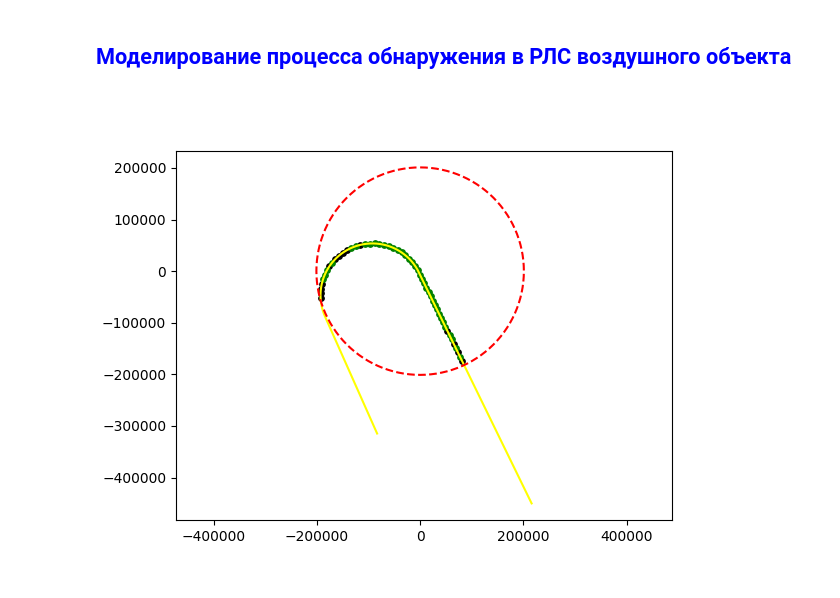
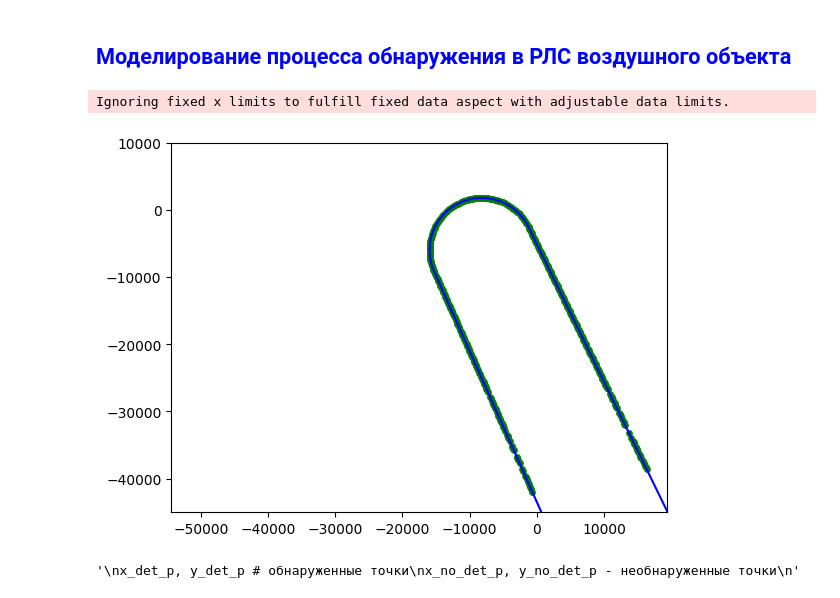
Before and after one commit to Gnom431/Open_ASSN, a Jupyter notebook: АССН_2_обнаружение.ipynb, the cells around one changed output. Saved outputs shown, nothing was run; the diff lists cells and outputs as text; code cells hidden in the pictures.

```diff
--- a/АССН_2_обнаружение.ipynb
+++ b/АССН_2_обнаружение.ipynb
@@ -4,49 +4,59 @@
 ## <span style="color:blue">Загрузка данных из 1 главы</span>
 # %%
 run "data_G1.txt"
-# %%
-D = 0.495 #вероятность правльного обнаружения
-h = 3000 #высота воздушного объекта
 # %% [markdown]
 ## <span style="color:blue">Моделирование процесса обнаружения в РЛС воздушного объекта</span>
 # %%
-#определение i-x моментов обнаружения ВО (задача 1)
-%matplotlib widget
+#определение i-x моментов обнаружения ВО (задача 1 и 2)
+%matplotlib inline
 import matplotlib.pyplot as plt
 from numpy import random, exp, log, sqrt
 
 # для графиков
 x_det_p = []
 y_det_p = []
 x_no_det_p = []
 y_no_det_p = []
 #для расчетов
 count_pount = len(x_coord)
 p_i_arr = [] # массив вероятностей
 a_i_arr = [] # массив фактов обнаружения/необнаружения
 k = 0
-d_zo = sqrt((point_round[0]*1000)**2 + h**2)
+d_zo = sqrt((point_round[0]*1000)**2 + view_height**2)
 
 E_i_arr = random.uniform(low=0.0, high=1.0, size=count_pount)
 
-for i in range(0, count_pount,10):
-    r_i = sqrt(x_coord[i]**2 + y_coord[i]**2 + h**2)
+for i in range(0, count_pount,1):
+    r_i = sqrt(x_coord[i]**2 + y_coord[i]**2 + view_height**2)
     if r_i <= d_zo:
         p_i = exp(log(D)*(r_i/(point_round[0]*1000))**4)
         p_i_arr.append(p_i)
         if p_i >= E_i_arr[i]:
             a_i_arr.append(True)
             x_det_p.append(x_coord[i])
             y_det_p.append(y_coord[i])
         else:
             a_i_arr.append(False)
             x_no_det_p.append(x_coord[i])
             y_no_det_p.append(y_coord[i])
 plt.axis('equal')
-plt.plot(x_coord,y_coord,color='yellow')# траектория
-plt.plot(x_rounds,y_rounds,color='red', linestyle="--")# злна обнаружения
-plt.scatter(x_no_det_p, y_no_det_p, color="black", s=15)
+plt.xlim(-45000, 10000)
+plt.ylim(-45000, 10000)
+plt.plot(x_coord,y_coord,color='blue')# траектория
+plt.plot(x_rounds,y_rounds,color='black', linestyle="--")# золна обнаружения
+#plt.scatter(x_no_det_p, y_no_det_p, color="red", s=15)
 plt.scatter(x_det_p, y_det_p, c="green", s=15)
 plt.show()
+
+tr1 = x_coord
+tr2 = y_coord
+tr3 = p_i_arr = [] # массив вероятностей
+tr3 = a_i_arr = [] # массив фактов обнаружения/необнаружения
+'''
+x_det_p, y_det_p # обнаруженные точки
+x_no_det_p, y_no_det_p - необнаруженные точки
+'''
 # %% [output]
+Ignoring fixed x limits to fulfill fixed data aspect with adjustable data limits.
-[figure, old version]
+[figure, new version]
+'\nx_det_p, y_det_p # обнаруженные точки\nx_no_det_p, y_no_det_p - необнаруженные точки\n'
```
Also changed, not shown: parts of 26 cells of this notebook, 2 other files.
